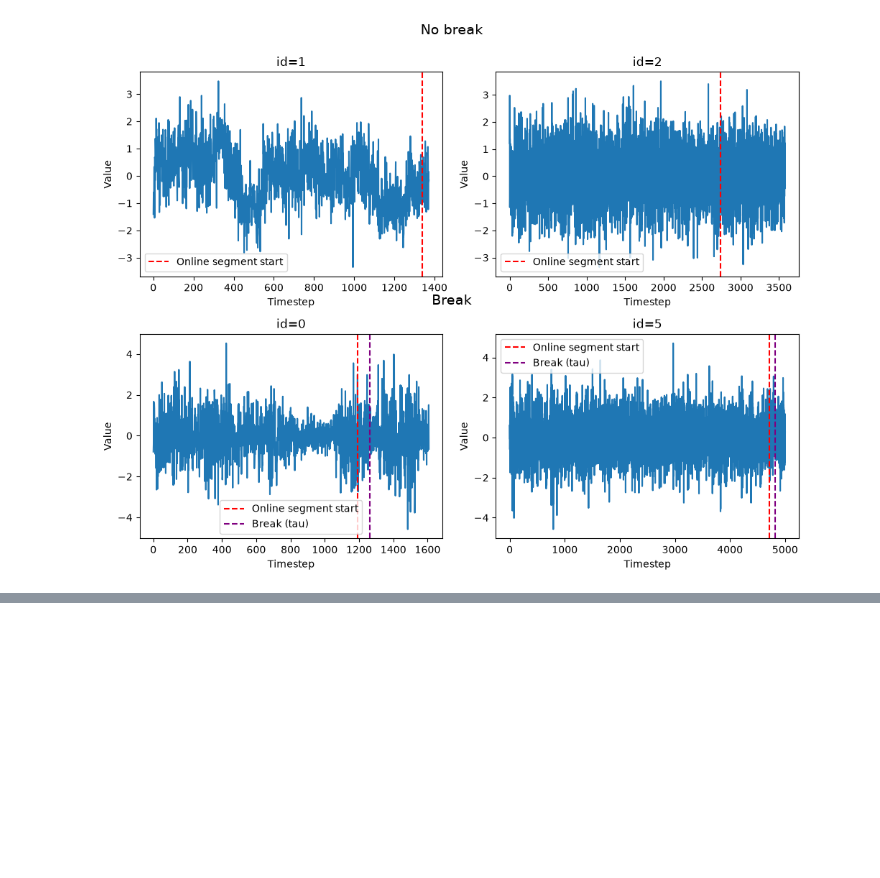
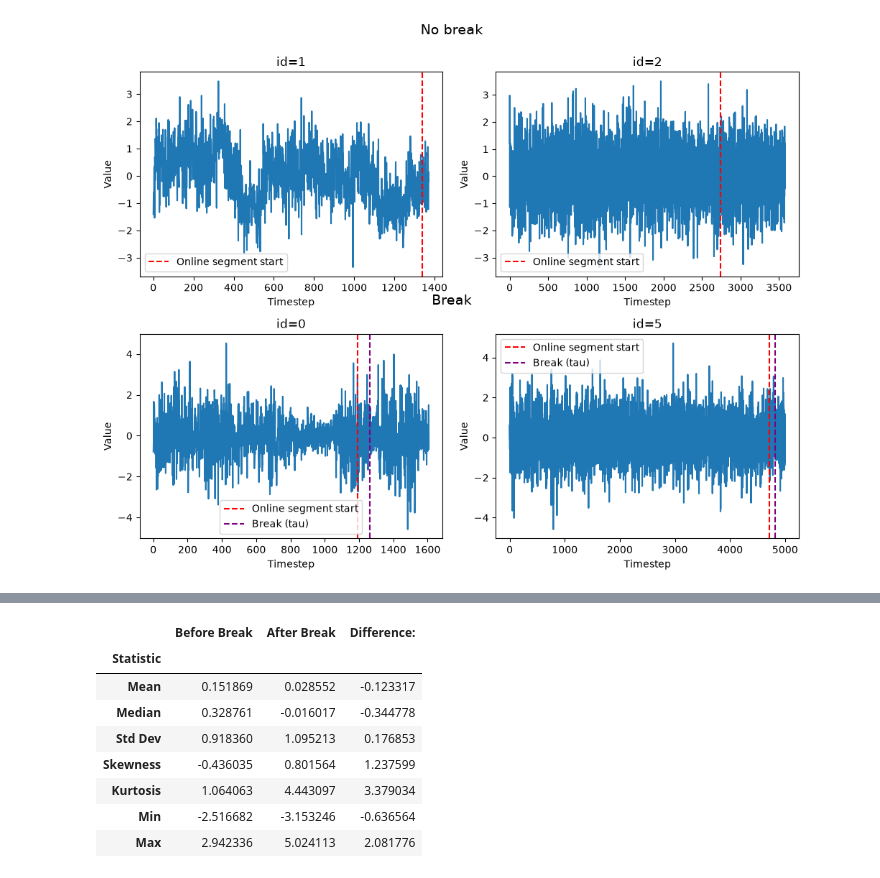
Before and after one commit to AmineSlaoui/structural_break, a Jupyter notebook: notebooks/eda.ipynb, the cells around one changed output, grey strips where cells are left out. Cells and saved outputs as stored; diff of their text form; code cells hidden in the pictures; blank space fills up the shorter version.

```diff
--- a/notebooks/eda.ipynb
+++ b/notebooks/eda.ipynb
@@ -174,0 +234,49 @@ plt.show()
+# %%
+# Stats before vs after break +- steps:
+
+## Mean
+before_mean= before_zoom['value'].mean()
+after_mean = after_zoom['value'].mean()
+
+## Median
+before_median = before_zoom['value'].median()
+after_median = after_zoom['value'].median()
+
+## Standard Deviation
+before_std = before_zoom['value'].std()
+after_std = after_zoom['value'].std()
+
+## Skewness (catches asymmetry i.e. one tail longer than the other)
+before_skew = before_zoom['value'].skew()
+after_skew = after_zoom['value'].skew()
+
+## Kurtosis (catches how heavy the tails are)
+before_kurt = before_zoom['value'].kurtosis()
+after_kurt = after_zoom['value'].kurtosis()
+
+## Min/Max
+before_min = before_zoom['value'].min()
+after_min = after_zoom['value'].min()
+before_max = before_zoom['value'].max()
+after_max = after_zoom['value'].max()
+
+
+# Create a summary table
+summary_stats = pd.DataFrame({
+    'Statistic': ['Mean', 'Median', 'Std Dev', 'Skewness', 'Kurtosis', 'Min', 'Max'],
+    'Before Break': [before_mean, before_median, before_std, before_skew, before_kurt, before_min, before_max],
+    'After Break': [after_mean, after_median, after_std, after_skew, after_kurt, after_min, after_max],
+    'Difference:': [after_mean - before_mean, after_median - before_median, after_std - before_std, after_skew - before_skew, after_kurt - before_kurt, after_min - before_min, after_max - before_max]
+})
+summary_stats.set_index('Statistic', inplace=True)
+display(summary_stats)
+# %% [output]
+|  | Before Break | After Break | Difference: |
+| Statistic |  |  |  |
+| Mean | 0.151869 | 0.028552 | -0.123317 |
+| Median | 0.328761 | -0.016017 | -0.344778 |
+| Std Dev | 0.918360 | 1.095213 | 0.176853 |
+| Skewness | -0.436035 | 0.801564 | 1.237599 |
+| Kurtosis | 1.064063 | 4.443097 | 3.379034 |
+| Min | -2.516682 | -3.153246 | -0.636564 |
+| Max | 2.942336 | 5.024113 | 2.081776 |
```
Also changed, not shown: parts of 2 cells of this notebook.
